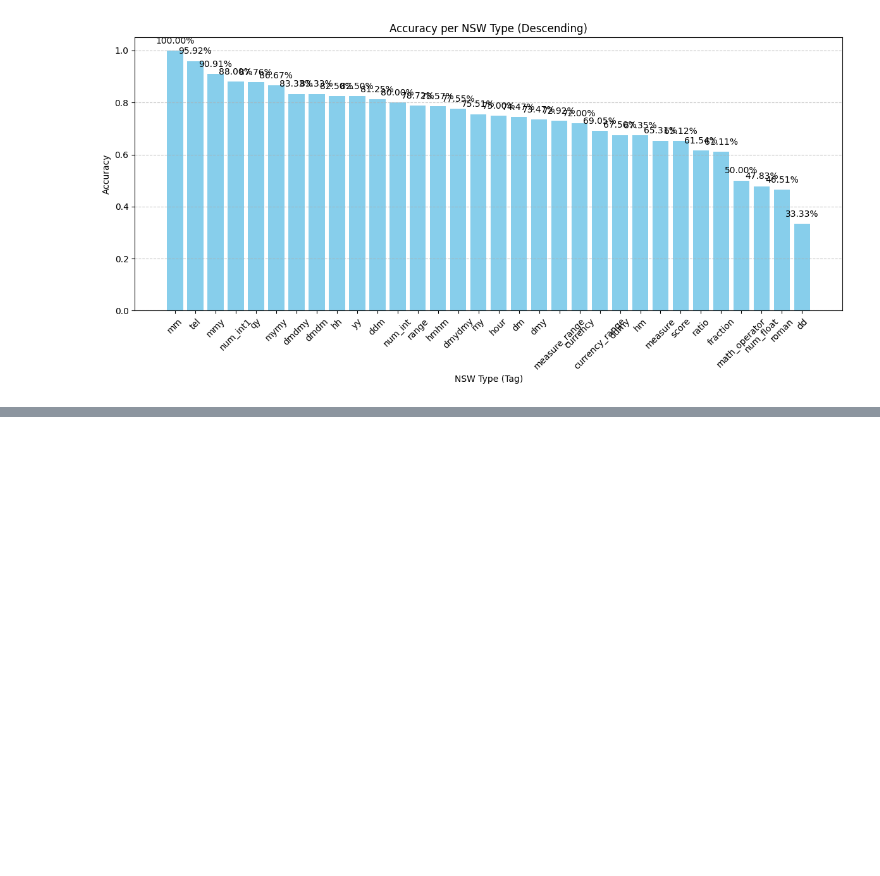
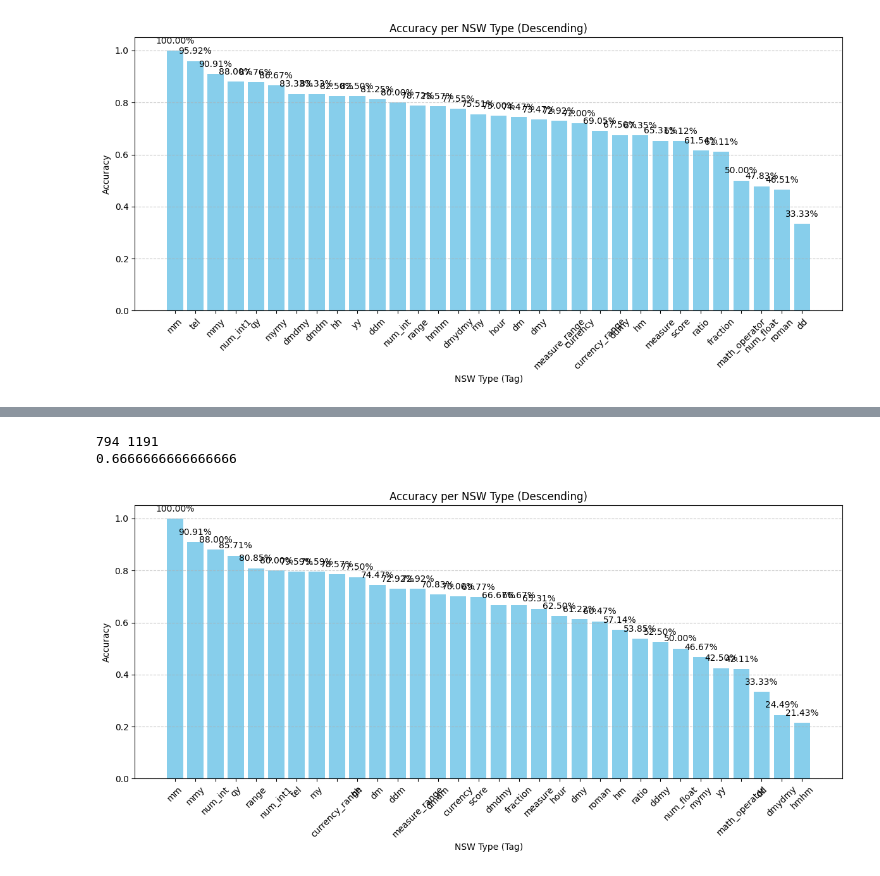
Before and after one commit to datnt3/text-normalization, a Jupyter notebook: notebooks/eval/qwen3b_eval.ipynb, the cells around one changed output, grey strips where cells are left out. Cells and saved outputs as stored; diff of their text form; code cells hidden in the pictures; blank space fills up the shorter version.

```diff
--- a/notebooks/eval/qwen3b_eval.ipynb
+++ b/notebooks/eval/qwen3b_eval.ipynb
@@ -83,0 +91,7 @@ show_res(file)
+# %%
+file = "/data/datnt3/text-normalization/data_storage/eval/llm_inference/2025-06-09/22:10:46_2025-06-07_vn-qwen2.5-3b-augmented-2025-06-07_1_eval.csv"
+show_res(file)
+# %% [output]
+794 1191
+0.6666666666666666
+[figure, added]
```
Also changed, not shown: parts of 4 cells of this notebook, 9 other files.
